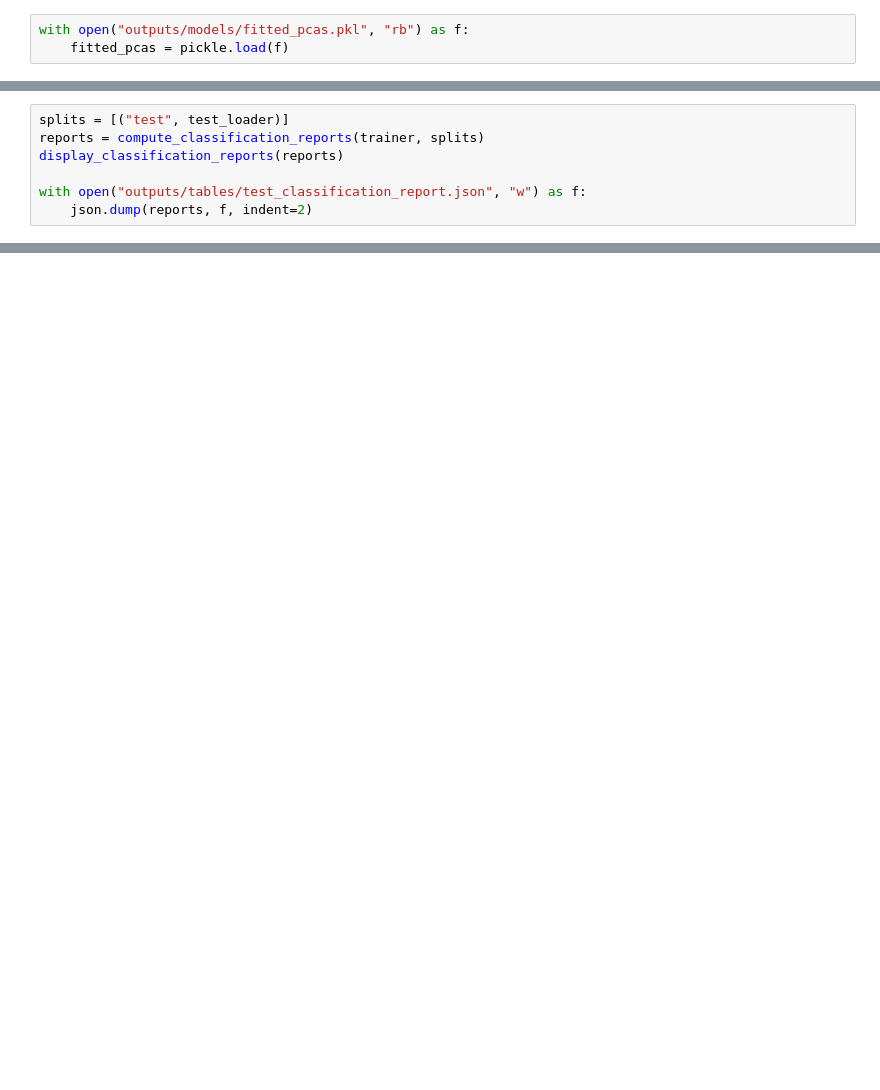
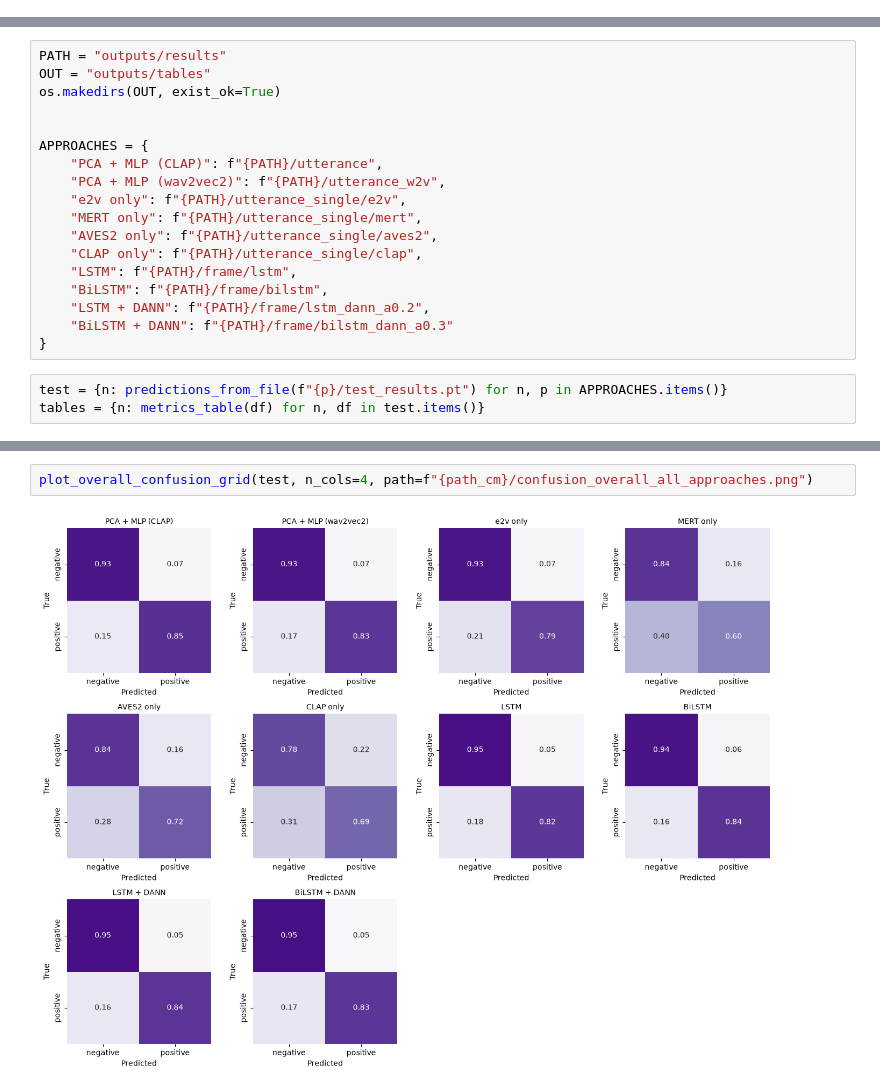
Before and after one commit to alicee127/master-thesis, a Jupyter notebook: test.ipynb, the cells around one changed output, grey strips where cells are left out. Cells and saved outputs as stored; diff of their text form; blank space fills up the shorter version.

```diff
--- a/test.ipynb
+++ b/test.ipynb
@@ -12,3 +0,0 @@ from src.utils.evaluation import compute_classification_reports, save_confusion_
-# %%
-with open("outputs/models/fitted_pcas.pkl", "rb") as f:
-    fitted_pcas = pickle.load(f)
@@ -52,7 +0,0 @@ def display_classification_reports(reports):
-# %%
-splits = [("test", test_loader)]
-reports = compute_classification_reports(trainer, splits)
-display_classification_reports(reports)
-
-with open("outputs/tables/test_classification_report.json", "w") as f:
-    json.dump(reports, f, indent=2)
@@ -121,0 +8,21 @@ save_combined_confusion_matrix(trainer, test_loader, split_name="test")
+# %%
+PATH = "outputs/results"
+OUT = "outputs/tables"
+os.makedirs(OUT, exist_ok=True)
+
+
+APPROACHES = {
+    "PCA + MLP (CLAP)": f"{PATH}/utterance",
+    "PCA + MLP (wav2vec2)": f"{PATH}/utterance_w2v",
+    "e2v only": f"{PATH}/utterance_single/e2v",
+    "MERT only": f"{PATH}/utterance_single/mert",
+    "AVES2 only": f"{PATH}/utterance_single/aves2",
+    "CLAP only": f"{PATH}/utterance_single/clap",
+    "LSTM": f"{PATH}/frame/lstm",
+    "BiLSTM": f"{PATH}/frame/bilstm",
+    "LSTM + DANN": f"{PATH}/frame/lstm_dann_a0.2",
+    "BiLSTM + DANN": f"{PATH}/frame/bilstm_dann_a0.3"
+}
+# %%
+test = {n: predictions_from_file(f"{p}/test_results.pt") for n, p in APPROACHES.items()}
+tables = {n: metrics_table(df) for n, df in test.items()}
@@ -121,0 +104,4 @@ save_combined_confusion_matrix(trainer, test_loader, split_name="test")
+# %%
+plot_overall_confusion_grid(test, n_cols=4, path=f"{path_cm}/confusion_overall_all_approaches.png")
+# %% [output]
+[figure, added]
```
Also changed, not shown: parts of 22 cells of this notebook, 7 other files.
